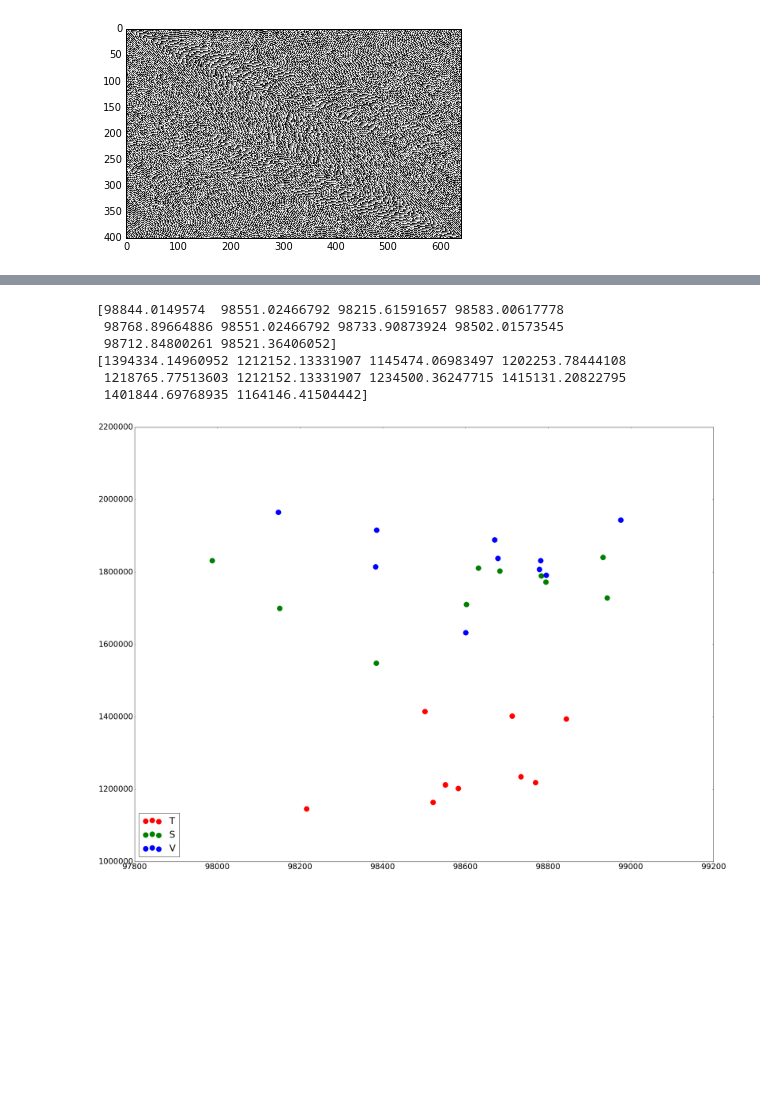
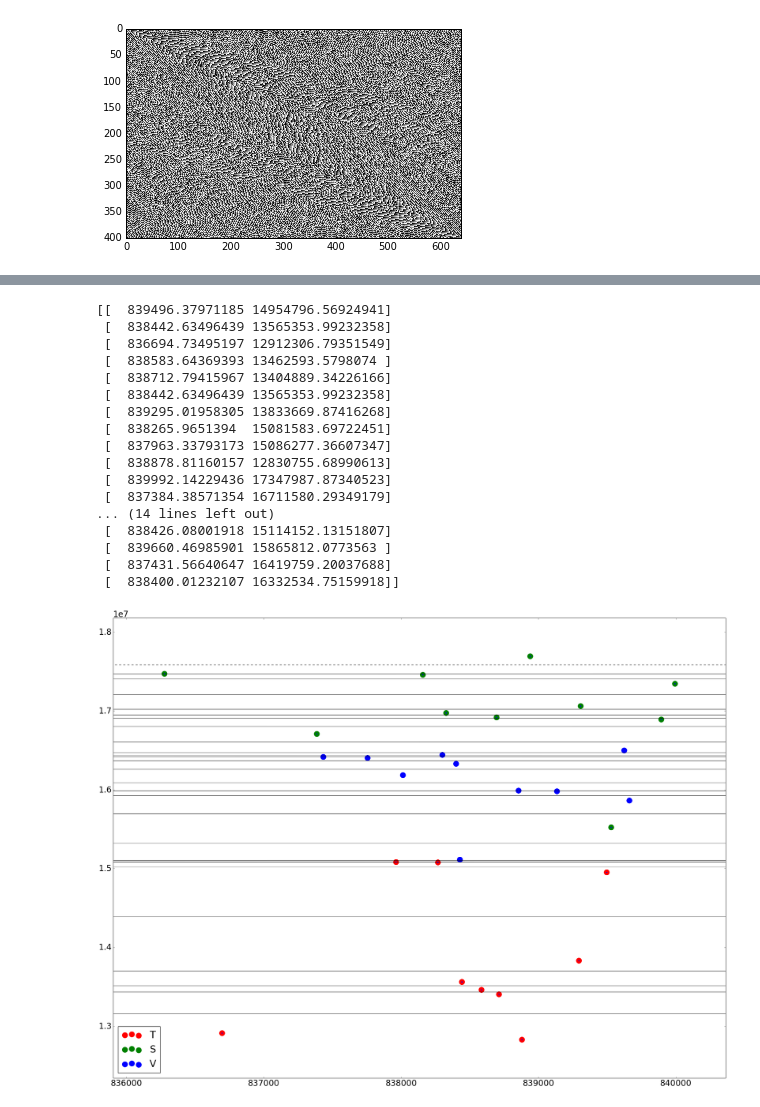
Before and after one commit to mnazaal/COMS21202-Symbols-Patterns-and-Signals, a Jupyter notebook: coursework2/train_data/cw2Nazaal.ipynb, the cells around one changed output, grey strips where cells are left out. Drawn from its saved outputs; the diff is of its cells as text; code cells hidden in the pictures; blank space fills up the shorter version.

```diff
--- a/coursework2/train_data/cw2Nazaal.ipynb
+++ b/coursework2/train_data/cw2Nazaal.ipynb
@@ -45,11 +80,21 @@ io.show()
 # %%
-d = (np.angle(trainTFourier[8]))
-def boxpass(fourierList):
+#FEATURE EXTRACTION
+
+def boxpass(fourierDomain):
+    # extracts a rectangular region from Fourier space
+    xmid = fourierDomain.shape[0] / 2
+    ymid = fourierDomain.shape[1] / 2
     s = 0
-    for r in range(100, 300):
-        for t in range(225, 375):
-            s += fourierList[r, t]**2
+    for x in range(0, int(xmid*2) - 1):
+        for y in range(0, int(ymid*2) - 1):
+            s += fourierDomain[x, y]**2
     return s
+
+#def circlepass(fourierDomain):
+    # extracts a circular region from Fourier space
+#    s = 0
+#    for r in range(0, R):
+
 
 feature1 = np.array([boxpass(np.angle(trainTFourier[i])) for i in range(train_amt)])
 feature2 = np.array([boxpass(np.log(np.abs(trainTFourier[i]) + 1)) for i in range(train_amt)])
@@ -57,26 +102,37 @@ feature3 = np.array([boxpass(np.angle(trainSFourier[i])) for i in range(train_am
 feature4 = np.array([boxpass(np.log(np.abs(trainSFourier[i]) + 1)) for i in range(train_amt)])
 feature5 = np.array([boxpass(np.angle(trainVFourier[i])) for i in range(train_amt)])
 feature6 = np.array([boxpass(np.log(np.abs(trainVFourier[i]) + 1)) for i in range(train_amt)])
-
-
-
-print(feature1)
-print(feature2)
-
-fig = plt.figure()
-ax = fig.add_subplot(111)
-ax.scatter(feature1, feature2, s=250, color="r", label="T")
-ax.scatter(feature3, feature4, s=250, color="g", label="S")
-ax.scatter(feature5, feature6, s=250, color="b", label="V")
-ax.legend(loc=3)
-plt.show()
-
-#Use ring and box since they are invariant of letter positioning
-# %% [output]
-[98844.0149574  98551.02466792 98215.61591657 98583.00617778
- 98768.89664886 98551.02466792 98733.90873924 98502.01573545
- 98712.84800261 98521.36406052]
-[1394334.14960952 1212152.13331907 1145474.06983497 1202253.78444108
- 1218765.77513603 1212152.13331907 1234500.36247715 1415131.20822795
- 1401844.69768935 1164146.41504442]
-[figure, removed]
+# %%
+fig = plt.figure()
+ax = fig.add_subplot(111)
+ax.scatter(feature1, feature2, s=250, color="r", label="T")
+ax.scatter(feature3, feature4, s=250, color="g", label="S")
+ax.scatter(feature5, feature6, s=250, color="b", label="V")
+ax.legend(loc=3)
+forvoronoi1 = [[x[0], x[1]] for x in zip(feature1, feature2)]
+forvoronoi2 = [[x[0], x[1]] for x in zip(feature3, feature4)]
+forvoronoi3 = [[x[0], x[1]] for x in zip(feature5, feature6)]
+points = np.array(forvoronoi1 + forvoronoi2 + forvoronoi3)
+vor = Voronoi(points)
+print(points)
+voronoi_plot_2d(vor, ax)
+plt.show()
+# %% [output]
+[[  839496.37971185 14954796.56924941]
+ [  838442.63496439 13565353.99232358]
+ [  836694.73495197 12912306.79351549]
+ [  838583.64369393 13462593.5798074 ]
+ [  838712.79415967 13404889.34226166]
+ [  838442.63496439 13565353.99232358]
+ [  839295.01958305 13833669.87416268]
+ [  838265.9651394  15081583.69722451]
+ [  837963.33793173 15086277.36607347]
+ [  838878.81160157 12830755.68990613]
+ [  839992.14229436 17347987.87340523]
+ [  837384.38571354 16711580.29349179]
+... (14 lines left out)
+ [  838426.08001918 15114152.13151807]
+ [  839660.46985901 15865812.0773563 ]
+ [  837431.56640647 16419759.20037688]
+ [  838400.01232107 16332534.75159918]]
+[figure, added]
```
Also changed, not shown: parts of 4 cells of this notebook.
